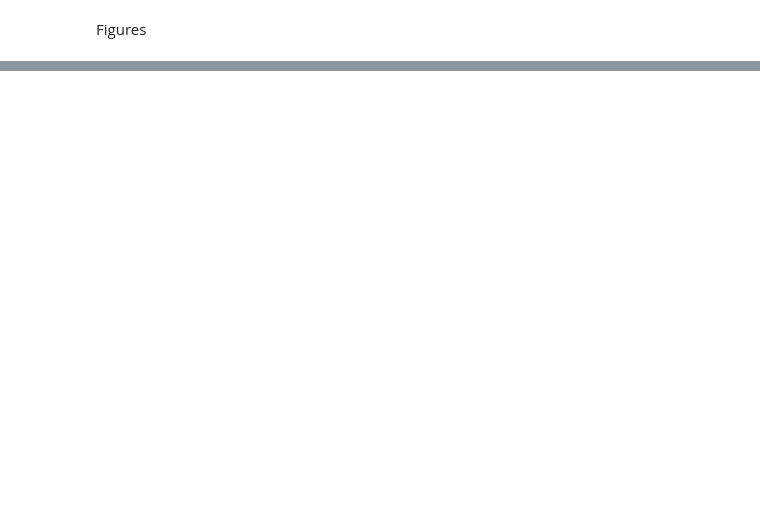
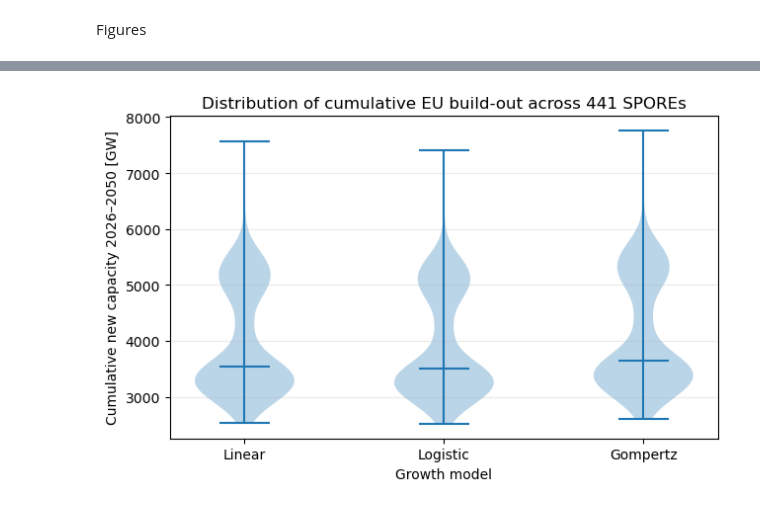
Before and after one commit to mennevdspek/Thesis-model, a Jupyter notebook: spore_model.ipynb, the cells around one changed output, grey strips where cells are left out. Drawn from its saved outputs; the diff is of its cells as text; code cells hidden in the pictures; blank space fills up the shorter version.

```diff
--- a/spore_model.ipynb
+++ b/spore_model.ipynb
@@ -5,14 +5,15 @@ Read input files
 import pandas as pd
 from pathlib import Path
 import math
+import numpy as np
 
 #read input files
-input_file = Path(r"C:\Users\menne\Documents\Master\Thesis\Data\euro-spores-results-v2022-05-13\slack-10-demand-update\data\nameplate_capacity.csv") #Calliope model output
+input_file = Path(r"C:\Users\menne\Documents\Master\Thesis\Data\euro-spores-results-v2022-05-13\slack-10\data\nameplate_capacity_spores.csv") #Calliope model output
 input_storage = Path(r"C:\Users\menne\Documents\Master\Thesis\Data\euro-spores-results-v2022-05-13\slack-10-demand-update\data\storage_capacity.csv") #Calliope model storage output
 baseline_input = Path(r"C:\Users\menne\Documents\Master\Thesis\Data\Capacities\nameplate_capacity_2025.csv") #IRENA data
 input_vintage = Path(r"C:\Users\menne\Documents\Master\Thesis\Data\Capacities\capacity_vintages_EU.csv") #Vintages
 material_input = Path(r"C:\Users\menne\Documents\Master\Thesis\Data\Material\material_intensities.csv") #Material intensities
-capacity_input = Path(r"C:\Users\menne\Documents\Master\Thesis\Data\Capacities\EU_capacities.csv") #Total EU capacities since 2016
+capacity_input = Path(r"C:\Users\menne\Documents\Master\Thesis\Data\Capacities\EU_capacities_2007_2025.csv") #EU capacities since 2007
 
 df = pd.read_csv(input_file)
 df_storage = pd.read_csv(input_storage)
@@ -79,16 +80,16 @@ df_vintage["capacity_TW"] = pd.to_numeric(
     errors="coerce"
 ).fillna(0)
 
-# Capacities in period 2016-2025
-df_capacities["capacity (TW)"] = (
-    df_capacities["capacity (TW)"]
+# Capacities in period 2007-2025
+df_capacities["capacity (GW)"] = (
+    df_capacities["capacity (GW)"]
     .astype(str)
     .str.strip()
     .str.replace(",", ".", regex=False)
 )
 
-df_capacities["capacity_TW"] = pd.to_numeric(
-    df_capacities["capacity (TW)"],
+df_capacities["capacity_GW"] = pd.to_numeric(
+    df_capacities["capacity (GW)"],
     errors="coerce"
 ).fillna(0)
 # %%
@@ -1116,0 +5277,75 @@ EU-totaal per jaar:
+# %%
+import pandas as pd
+import matplotlib.pyplot as plt
+
+analysis_techs = [
+    "solar",
+    "onshore wind",
+    "offshore wind",
+]
+
+growth_models = [
+    "Linear",
+    "Logistic",
+    "Gompertz",
+]
+
+df = annual_buildout_all_df[
+    annual_buildout_all_df["tech"].isin(analysis_techs)
+].copy()
+
+cumulative_spore = (
+    df
+    .groupby(
+        ["growth_model", "spore"],
+        as_index=False
+    )["new_capacity_required_GW"]
+    .sum()
+)
+
+data = [
+    cumulative_spore.loc[
+        cumulative_spore["growth_model"] == model,
+        "new_capacity_required_GW"
+    ].values
+    for model in growth_models
+]
+
+fig, ax = plt.subplots(figsize=(6.5, 4.2))
+
+parts = ax.violinplot(
+    data,
+    showmeans=False,
+    showmedians=True,
+    showextrema=True,
+)
+
+ax.set_xticks(
+    range(1, len(growth_models) + 1)
+)
+
+ax.set_xticklabels(
+    growth_models
+)
+
+ax.set_ylabel(
+    "Cumulative new capacity 2026–2050 [GW]"
+)
+
+ax.set_xlabel(
+    "Growth model"
+)
+
+ax.set_title(
+    "Distribution of cumulative EU build-out across 441 SPOREs"
+)
+
+ax.grid(
+    axis="y",
+    alpha=0.25
+)
+
+plt.tight_layout()
+plt.show()
+# %% [output]
+[figure, added]
```
Also changed, not shown: parts of 35 cells of this notebook, 3 other files.
